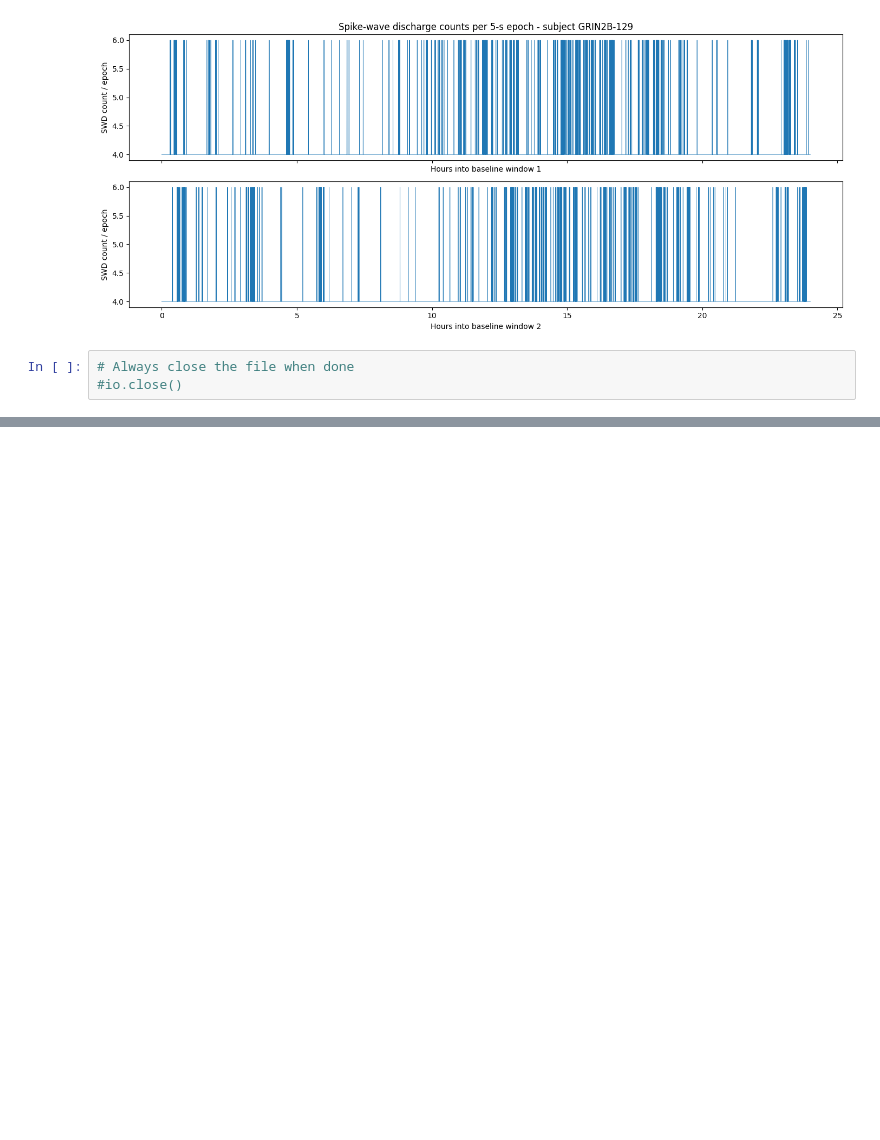
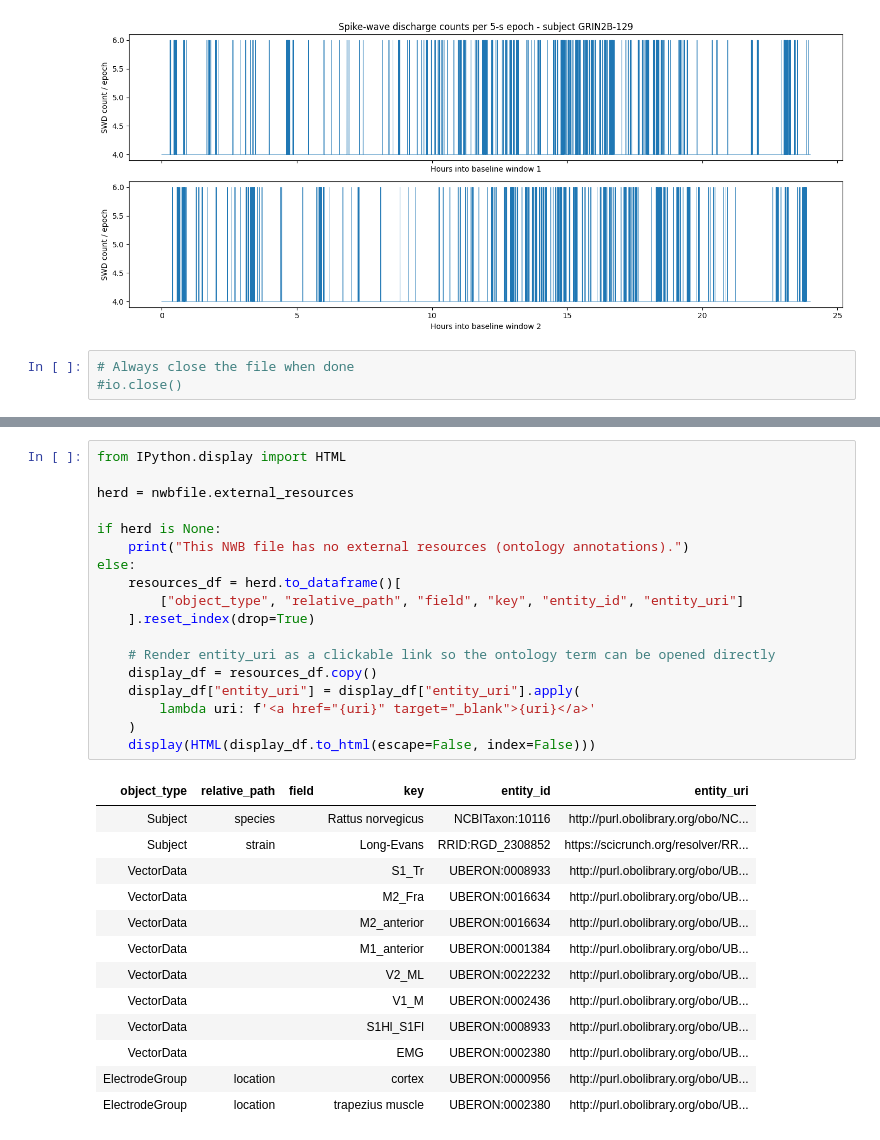
Before and after one commit to catalystneuro/gonzalez-sulser-lab-to-nwb, a Jupyter notebook: notebooks/dandi_001888_tutorial.ipynb, the cells around one changed output, grey strips where cells are left out. Saved outputs shown, nothing was run; the diff lists cells and outputs as text; blank space fills up the shorter version.

Commit message:
add section to showcase herd in the tutorial

```diff
--- a/notebooks/dandi_001888_tutorial.ipynb
+++ b/notebooks/dandi_001888_tutorial.ipynb
@@ -749,0 +776,32 @@ plt.show()
+# %%
+from IPython.display import HTML
+
+herd = nwbfile.external_resources
+
+if herd is None:
+    print("This NWB file has no external resources (ontology annotations).")
+else:
+    resources_df = herd.to_dataframe()[
+        ["object_type", "relative_path", "field", "key", "entity_id", "entity_uri"]
+    ].reset_index(drop=True)
+
+    # Render entity_uri as a clickable link so the ontology term can be opened directly
+    display_df = resources_df.copy()
+    display_df["entity_uri"] = display_df["entity_uri"].apply(
+        lambda uri: f'<a href="{uri}" target="_blank">{uri}</a>'
+    )
+    display(HTML(display_df.to_html(escape=False, index=False)))
+# %% [output]
+| object_type | relative_path | field | key | entity_id | entity_uri |
+| Subject | species |  | Rattus norvegicus | NCBITaxon:10116 | http://purl.obolibrary.org/obo/NC... |
+| Subject | strain |  | Long-Evans | RRID:RGD_2308852 | https://scicrunch.org/resolver/RR... |
+| VectorData |  |  | S1_Tr | UBERON:0008933 | http://purl.obolibrary.org/obo/UB... |
+| VectorData |  |  | M2_Fra | UBERON:0016634 | http://purl.obolibrary.org/obo/UB... |
+| VectorData |  |  | M2_anterior | UBERON:0016634 | http://purl.obolibrary.org/obo/UB... |
+| VectorData |  |  | M1_anterior | UBERON:0001384 | http://purl.obolibrary.org/obo/UB... |
+| VectorData |  |  | V2_ML | UBERON:0022232 | http://purl.obolibrary.org/obo/UB... |
+| VectorData |  |  | V1_M | UBERON:0002436 | http://purl.obolibrary.org/obo/UB... |
+| VectorData |  |  | S1Hl_S1Fl | UBERON:0008933 | http://purl.obolibrary.org/obo/UB... |
+| VectorData |  |  | EMG | UBERON:0002380 | http://purl.obolibrary.org/obo/UB... |
+| ElectrodeGroup | location |  | cortex | UBERON:0000956 | http://purl.obolibrary.org/obo/UB... |
+| ElectrodeGroup | location |  | trapezius muscle | UBERON:0002380 | http://purl.obolibrary.org/obo/UB... |
```
Also changed, not shown: parts of 6 cells of this notebook.
